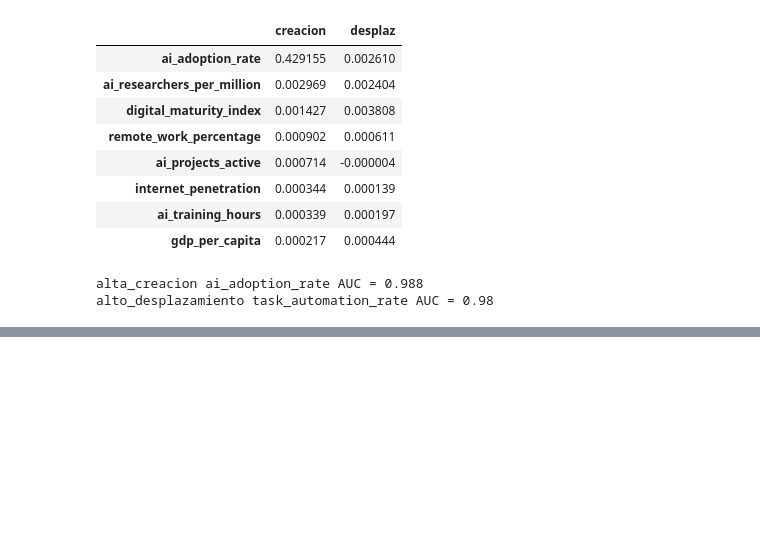
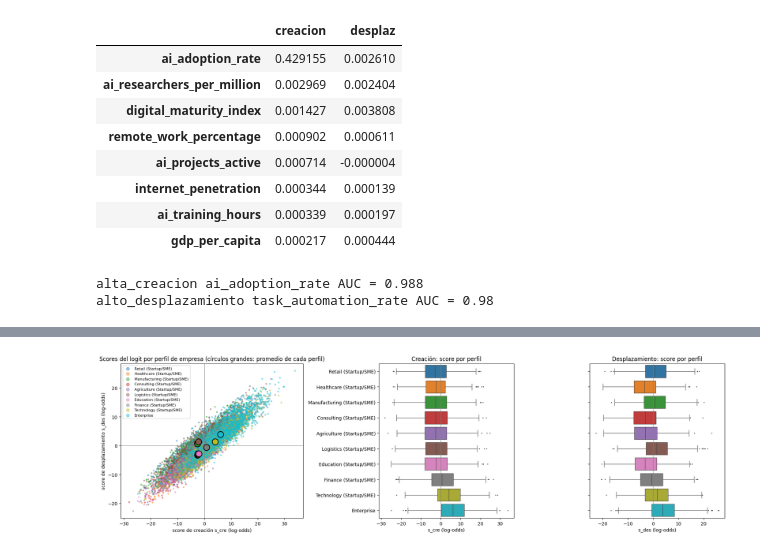
Before and after one commit to Franncippi/Proyecto-mentoria-M09, a Jupyter notebook: notebooks/03_modelado.ipynb, the cells around one changed output, grey strips where cells are left out. Drawn from its saved outputs; the diff is of its cells as text; code cells hidden in the pictures; blank space fills up the shorter version.

```diff
--- a/notebooks/03_modelado.ipynb
+++ b/notebooks/03_modelado.ipynb
@@ -1009,0 +788,22 @@ plt.show()
+# %%
+# Factor de tamaño: primer componente de (log empleados, log ingresos), que son casi la misma información
+empresas["log_empleados"] = np.log1p(empresas["num_employees"])
+empresas["log_ingresos"] = np.log1p(empresas["annual_revenue_usd_millions"])
+_z = StandardScaler().fit_transform(empresas[["log_empleados", "log_ingresos"]])
+_pca_t = PCA(n_components=1).fit(_z)
+empresas["tamano"] = _pca_t.transform(_z)[:, 0]
+if np.corrcoef(empresas["tamano"], empresas["log_empleados"])[0, 1] < 0:
+    empresas["tamano"] *= -1          # el signo de un componente es arbitrario: lo orientamos hacia "más grande"
+print(f"varianza explicada por el factor de tamaño: {_pca_t.explained_variance_ratio_[0]:.3f}")
+
+# Industria: one-hot. Con 9 niveles casi balanceados, el bloque aporta ≈ la varianza de UNA variable estandarizada,
+# el mismo peso que el factor de tamaño (cada variable pesa lo mismo, sin ponderaciones arbitrarias).
+IND = OneHotEncoder(sparse_output=False).fit_transform(empresas[["industry"]])
+print(f"varianza total del bloque industria: {IND.var(axis=0).sum():.2f}  (una variable estandarizada = 1,00)")
+
+def matriz_clustering(vars_num):
+    """Variables numéricas estandarizadas + bloque industria."""
+    return np.hstack([StandardScaler().fit_transform(empresas[vars_num]), IND])
+
+Z_base = matriz_clustering(["tamano"])
+print("matriz de clustering:", Z_base.shape)
@@ -1009,0 +949,25 @@ plt.show()
+# %%
+paleta = dict(zip(ORDEN, sns.color_palette("tab10", len(ORDEN))))
+
+fig, axes = plt.subplots(1, 3, figsize=(19, 5.6), gridspec_kw={"width_ratios": [1.35, 1, 1]})
+ax = axes[0]
+for p in ORDEN:
+    d = empresas[empresas["perfil"] == p]
+    ax.scatter(d["s_cre"], d["s_des"], s=7, alpha=0.45, color=paleta[p], label=p)
+cent = empresas.groupby("perfil")[["s_cre", "s_des"]].mean()           # centroide de cada perfil sobre los scores
+for p in ORDEN:
+    ax.scatter(cent.loc[p, "s_cre"], cent.loc[p, "s_des"], s=170, color=paleta[p], edgecolor="black", linewidth=1.5, zorder=5)
+ax.axhline(0, color="grey", lw=0.8); ax.axvline(0, color="grey", lw=0.8)
+ax.set_xlabel("score de creación s_cre (log-odds)"); ax.set_ylabel("score de desplazamiento s_des (log-odds)")
+ax.set_title("Scores del logit por perfil de empresa (círculos grandes: promedio de cada perfil)")
+ax.legend(markerscale=2.5, fontsize=8, loc="upper left", frameon=True)
+
+for ax, col, tit in [(axes[1], "s_cre", "Creación"), (axes[2], "s_des", "Desplazamiento")]:
+    sns.boxplot(data=empresas, x=col, y="perfil", order=ORDEN, hue="perfil", palette=paleta,
+                legend=False, fliersize=1, linewidth=0.8, ax=ax)
+    ax.axvline(0, color="grey", lw=0.8); ax.set_title(f"{tit}: score por perfil")
+    ax.set_xlabel(f"{col} (log-odds)"); ax.set_ylabel("" if ax is axes[2] else "")
+axes[2].set_yticklabels([])
+plt.tight_layout(); plt.show()
+# %% [output]
+[figure, added]
```
Also changed, not shown: parts of 70 cells of this notebook.
